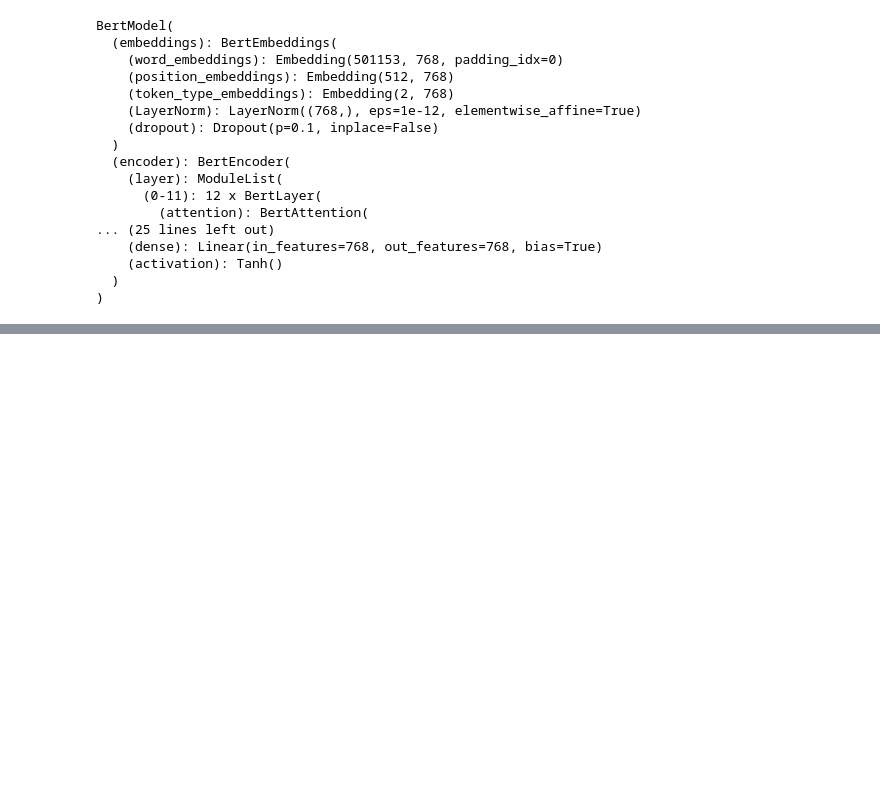
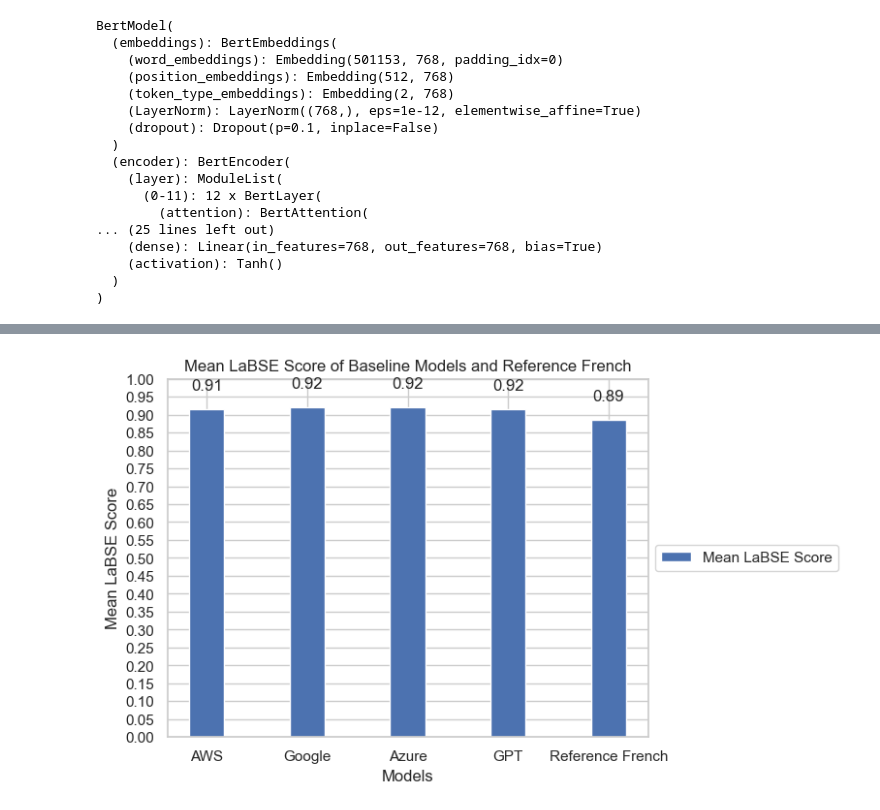
Before and after one commit to aimpowered/NLPdisparity, a Jupyter notebook: LaBSE_data.ipynb, the cells around one changed output, grey strips where cells are left out. Saved outputs shown, nothing was run; the diff lists cells and outputs as text; code cells hidden in the pictures; blank space fills up the shorter version.

```diff
--- a/LaBSE_data.ipynb
+++ b/LaBSE_data.ipynb
@@ -486,0 +469,17 @@ reference french:  0.88630885
+# %%
+import pickle
+
+with open("LaBSE_Scores/aws_baseline_labse.pkl", "rb") as f:
+    aws_baseline = pickle.load(f)
+
+with open("LaBSE_Scores/reference_french_labse.pkl", "rb") as f:
+    reference_french = pickle.load(f)
+
+with open("LaBSE_Scores/google_baseline_labse.pkl", "rb") as f:
+    google_baseline = pickle.load(f)
+
+with open("LaBSE_Scores/azure_baseline_labse.pkl", "rb") as f:
+    azure_baseline = pickle.load(f)
+
+with open("LaBSE_Scores/gpt_baseline_labse.pkl", "rb") as f:
+    gpt_baseline = pickle.load(f)
@@ -486,0 +542,34 @@ reference french:  0.88630885
+# %%
+#graph the scores
+import matplotlib.pyplot as plt
+
+#bar plot
+fig, ax = plt.subplots()
+bar_width = 0.35
+index = np.arange(5)
+aws_baseline_x = np.mean(aws_baseline.cpu().numpy())
+google_baseline_x = np.mean(google_baseline.cpu().numpy())
+azure_baseline_x = np.mean(azure_baseline.cpu().numpy())
+gpt_baseline_x = np.mean(gpt_baseline.cpu().numpy())
+reference_french_x = np.mean(reference_french.cpu().numpy())
+
+#bar plot
+bar1 = ax.bar(index, [aws_baseline_x, google_baseline_x, azure_baseline_x, gpt_baseline_x, reference_french_x], bar_width, label="Mean LaBSE Score")
+ax.set_xlabel("Models")
+ax.set_ylabel("Mean LaBSE Score")
+ax.set_title("Mean LaBSE Score of Baseline Models and Reference French")
+ax.set_xticks(index)
+ax.set_xticklabels(["AWS", "Google", "Azure", "GPT", "Reference French"])
+#choose y axis interval
+plt.yticks(np.arange(0, 1.01, 0.05))
+#put legend outside of plot
+ax.legend(loc='center left', bbox_to_anchor=(1, 0.5))
+#values on top of bars
+for rect in bar1:
+    height = rect.get_height()
+    ax.text(rect.get_x() + rect.get_width()/2., 1.05*height,
+            '%.2f' % height,
+            ha='center', va='bottom')
+plt.show()
+# %% [output]
+[figure, added]
```
Also changed, not shown: parts of 10 cells of this notebook.
